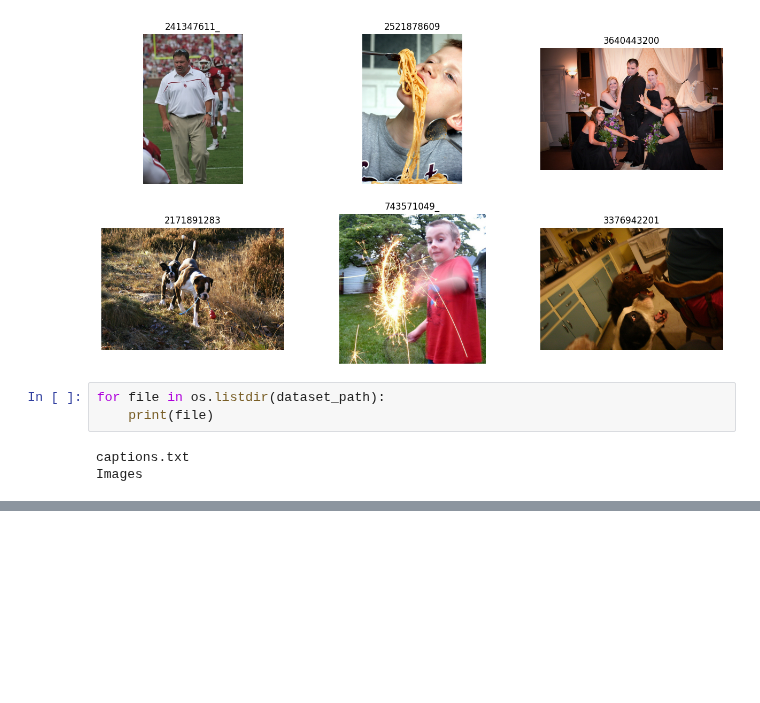
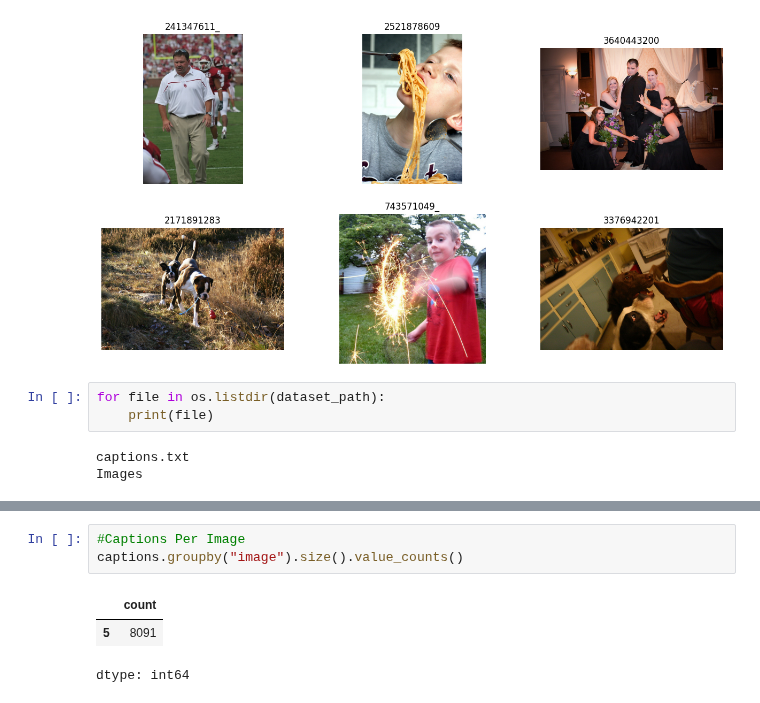
Before and after one commit to varshabonkur/Image-Caption-Generator-Deep-Learning, a Jupyter notebook: Image_Caption_Generator.ipynb, the cells around one changed output, grey strips where cells are left out. Cells and saved outputs as stored; diff of their text form; blank space fills up the shorter version.

```diff
--- a/Image_Caption_Generator.ipynb
+++ b/Image_Caption_Generator.ipynb
@@ -103,0 +167,7 @@ Images
+# %%
+#Captions Per Image
+captions.groupby("image").size().value_counts()
+# %% [output]
+|  | count |
+| 5 | 8091 |
+dtype: int64
```
Also changed, not shown: parts of 6 cells of this notebook.
